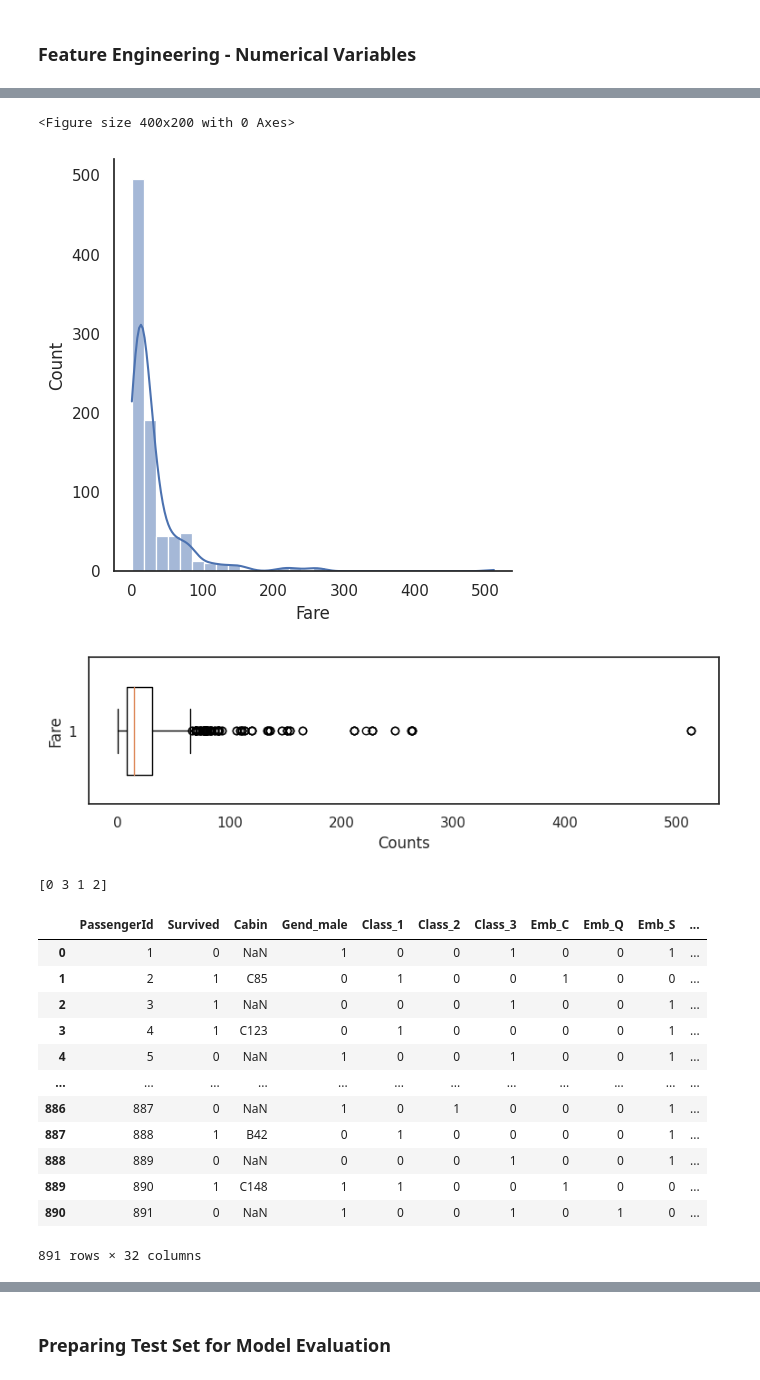
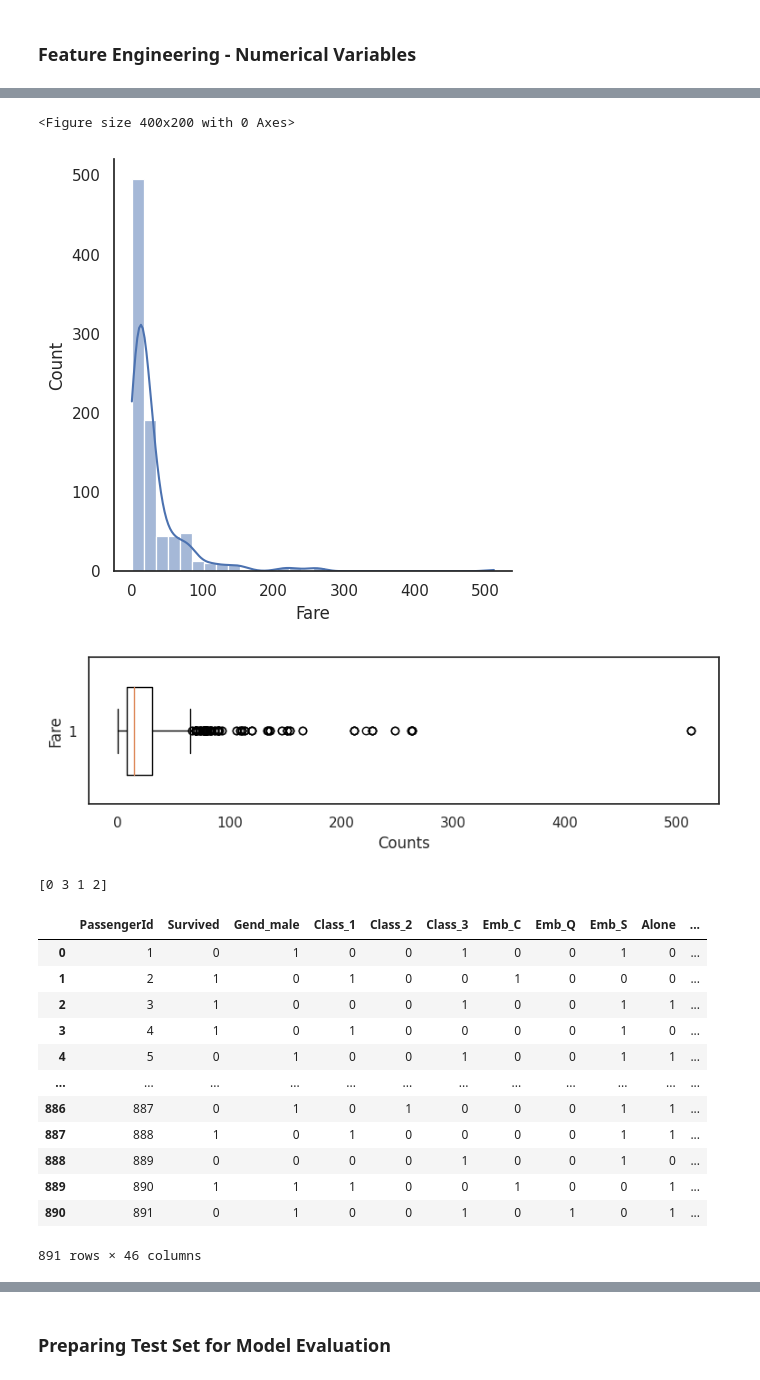
Before and after one commit to julianencisoizquierdo/ML_Python_Titanic, a Jupyter notebook: titanic_julian_enciso.ipynb, the cells around one changed output, grey strips where cells are left out. Saved outputs shown, nothing was run; the diff lists cells and outputs as text; code cells hidden in the pictures.

```diff
--- a/titanic_julian_enciso.ipynb
+++ b/titanic_julian_enciso.ipynb
@@ -97,7 +100,7 @@ import string
 sns.set(style="ticks")
 plt.style.use("fivethirtyeight")
 
-df_og = pd.read_csv("/kaggle/input/titanic-competition/train.csv")
+df_og = pd.read_csv("/content/drive/MyDrive/Colab Notebooks/Kaggle Projects/Titanic/train.csv")
 print(df_og.info())
 
 
@@ -133,8 +136,6 @@ plt.ylabel('Survive / Not Survive')
 plt.show()
 
 
-
-
 # Let's perform a correlation matrix heatmap
 
 corr_df = df_og.drop(columns=['Ticket', 'Name', 'Cabin', 'Sex', 'Embarked'])
@@ -404,6 +397,19 @@ plt.show()
 
 # It is clear that being alone reduced your probability of survival.
 
+# Let's create a column family size and see how it relates to survival
+
+df["Family_size"] = df["Parch"] + df["SibSp"]
+
+cnts = df.groupby(['Family_size', 'Survived']).size().unstack(fill_value=0)
+cnts.plot(kind='bar', stacked=False, edgecolor='black')
+plt.xlabel('Number of Family Members on Board', fontsize=10)
+plt.ylabel('Count', fontsize=10)
+plt.title('Survival Count by Number of Family Members on Board', fontsize=12)
+plt.show()
+
+df = pd.get_dummies(df, columns=['Family_size'], drop_first=False, prefix='Fam_size', dtype='int')
+
 # Now we create a Deck and a Cabin_Number column out of the Cabin column
 
 alph_letters = string.ascii_letters
@@ -423,7 +429,6 @@ def rem_cab_num(txt):
 df['Cabin_Number'] = df['Cabin'].apply(lambda x: rem_cab_num(x) if pd.notna(x) else 'Z')
 
 
-
 # Let's see how Deck relates to survival
 
 cnts = df.groupby(['Deck', 'Survived']).size().unstack(fill_value=0)
@@ -436,8 +441,7 @@ plt.show()
 
 # At first glance, the column Deck does not seem to have a great predictive power. Nonetheless, I will proceed with the one-hot encoding.
 
-df = pd.get_dummies(df, columns=['Deck'], drop_first=False, prefix='Deck', dummy_na=True, dtype=int)
-
+df = pd.get_dummies(df, columns=['Deck'], drop_first=False, prefix='Deck', dummy_na=False, dtype=int)
 
 # Now let's deal with the Name column
 df['Title'] = df['Name'].map(lambda x: re.compile(r",\s(.*?)\.").findall(x)[0] if re.compile(r",\s(.*?)\.").findall(x) else None)
@@ -447,6 +451,8 @@ df.loc[df['Title'].isin(['Ms','Mlle']), 'Title'] = 'Miss'
 df.loc[df['Title'] == 'Mme', 'Title'] = 'Mrs'
 df.loc[df['Title'].isin(['Capt', 'Don', 'Major', 'Col', 'Sir']), 'Title'] = 'Sir'
 df.loc[df['Title'].isin(['Dona', 'Lady', 'the Countess']), 'Title'] = 'Lady'
+
+df = pd.get_dummies(df, columns=['Title'], drop_first=False, prefix='Title', dtype='int')
 
 
 # Let's now deal with the Ticket variable
@@ -466,9 +472,12 @@ df['Ticket_Pre'] = df['Ticket'].apply(tick_pre)
 
 # Now we can proceed to get rid of the columns that are not needed anymore
 
-df = df.drop(['SibSp', 'Parch', 'Ticket'], axis=1)
+
+df = df.drop(['SibSp', 'Parch', 'Ticket', 'Cabin'], axis=1)
 
 pd.set_option('display.max_columns', None)
-print(df.head(5))
+
+
+df
 # %% [output]
 Value counts of the Parch column:
@@ -529,53 +537,51 @@ df['Age_Range'] = pd.cut(df['Age'], bins=[0,16,50,100], labels=['Child', 'Adult'
 
 df = pd.get_dummies(df, columns=['Age_Range'], drop_first=False, prefix='Age_', dtype='int')
 
-df.drop(columns=['Name', 'Age'], inplace=True)
-
 
 # Let's deal with the Fare variable. Let's have a look at its distribution first
 
 plt.figure(figsize=(4,2))
 sns.displot(df['Fare'], bins=30, kde=True)
 plt.show()
 
 plt.boxplot(df['Fare'], vert = False, widths=0.6)
 plt.gcf().set_size_inches(8, 2)
 plt.ylabel('Fare')
 plt.xlabel('Counts')
 plt.show()
 
+
 # The right-skewed distribution justifies binning this feature
 
 quantiles = pd.qcut(df['Fare'], q=4, labels=False)
 df['Fare_Bin'] = pd.qcut(df['Fare'], q=4, labels=False)
 print(df['Fare_Bin'].unique())
 
 
 
 df = pd.get_dummies(df, columns=['Fare_Bin'], drop_first=False, prefix='Fare_Bin', dtype='int')
 
 
-
-df.drop(columns=['Fare'], inplace=True)
+df.drop(columns=['Name', 'Age', 'Fare'], inplace=True)
 
 df_clean = df
 df_clean
 # %% [output]
 [figure]
 <Figure size 400x200 with 0 Axes>
 [figure]
 [figure]
 [0 3 1 2]
-|  | PassengerId | Survived | Cabin | Gend_male | Class_1 | Class_2 | Class_3 | Emb_C | Emb_Q | Emb_S | ... |
-| 0 | 1 | 0 | NaN | 1 | 0 | 0 | 1 | 0 | 0 | 1 | ... |
-| 1 | 2 | 1 | C85 | 0 | 1 | 0 | 0 | 1 | 0 | 0 | ... |
-| 2 | 3 | 1 | NaN | 0 | 0 | 0 | 1 | 0 | 0 | 1 | ... |
-| 3 | 4 | 1 | C123 | 0 | 1 | 0 | 0 | 0 | 0 | 1 | ... |
-| 4 | 5 | 0 | NaN | 1 | 0 | 0 | 1 | 0 | 0 | 1 | ... |
+|  | PassengerId | Survived | Gend_male | Class_1 | Class_2 | Class_3 | Emb_C | Emb_Q | Emb_S | Alone | ... |
+| 0 | 1 | 0 | 1 | 0 | 0 | 1 | 0 | 0 | 1 | 0 | ... |
+| 1 | 2 | 1 | 0 | 1 | 0 | 0 | 1 | 0 | 0 | 0 | ... |
+| 2 | 3 | 1 | 0 | 0 | 0 | 1 | 0 | 0 | 1 | 1 | ... |
+| 3 | 4 | 1 | 0 | 1 | 0 | 0 | 0 | 0 | 1 | 0 | ... |
+| 4 | 5 | 0 | 1 | 0 | 0 | 1 | 0 | 0 | 1 | 1 | ... |
 | ... | ... | ... | ... | ... | ... | ... | ... | ... | ... | ... | ... |
-| 886 | 887 | 0 | NaN | 1 | 0 | 1 | 0 | 0 | 0 | 1 | ... |
-| 887 | 888 | 1 | B42 | 0 | 1 | 0 | 0 | 0 | 0 | 1 | ... |
-| 888 | 889 | 0 | NaN | 0 | 0 | 0 | 1 | 0 | 0 | 1 | ... |
-| 889 | 890 | 1 | C148 | 1 | 1 | 0 | 0 | 1 | 0 | 0 | ... |
-| 890 | 891 | 0 | NaN | 1 | 0 | 0 | 1 | 0 | 1 | 0 | ... |
+| 886 | 887 | 0 | 1 | 0 | 1 | 0 | 0 | 0 | 1 | 1 | ... |
+| 887 | 888 | 1 | 0 | 1 | 0 | 0 | 0 | 0 | 1 | 1 | ... |
+| 888 | 889 | 0 | 0 | 0 | 0 | 1 | 0 | 0 | 1 | 0 | ... |
+| 889 | 890 | 1 | 1 | 1 | 0 | 0 | 1 | 0 | 0 | 1 | ... |
+| 890 | 891 | 0 | 1 | 0 | 0 | 1 | 0 | 1 | 0 | 1 | ... |
-891 rows × 32 columns
+891 rows × 46 columns
```
Also changed, not shown: parts of 19 cells of this notebook.
